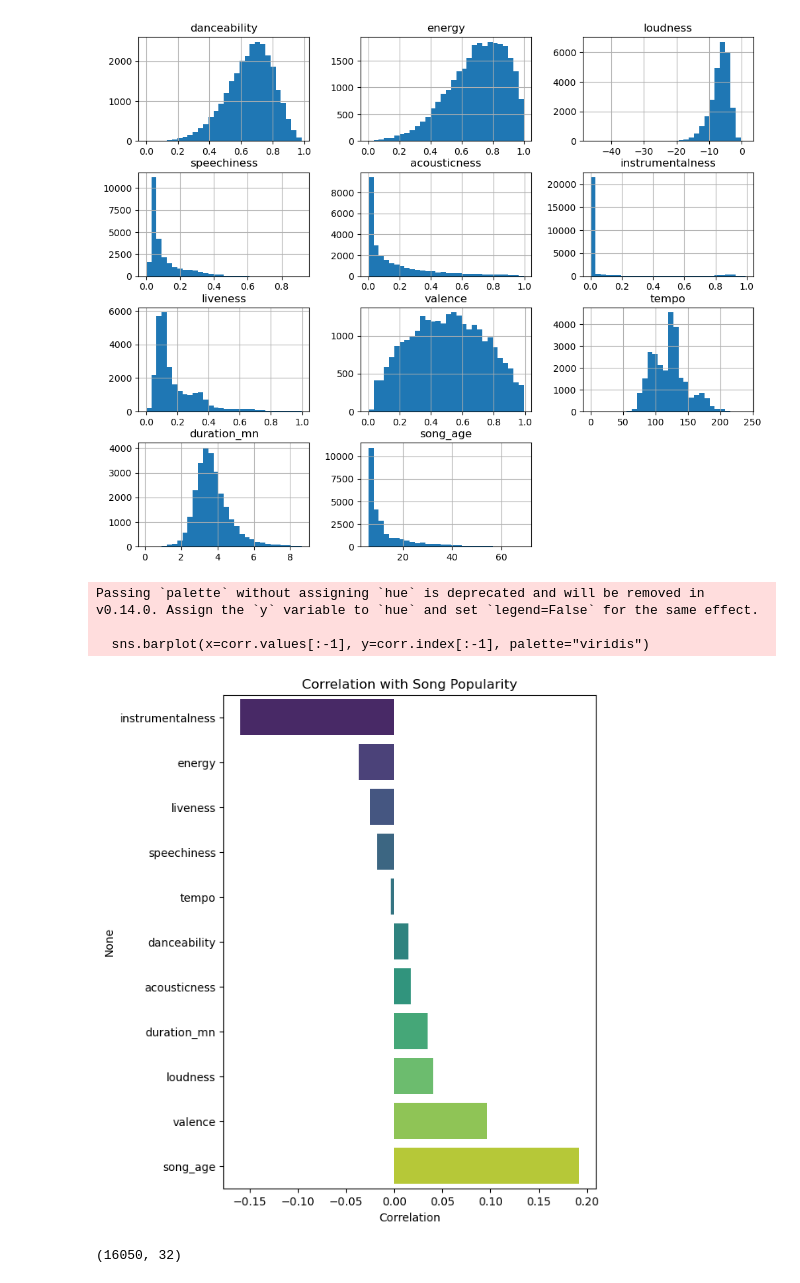
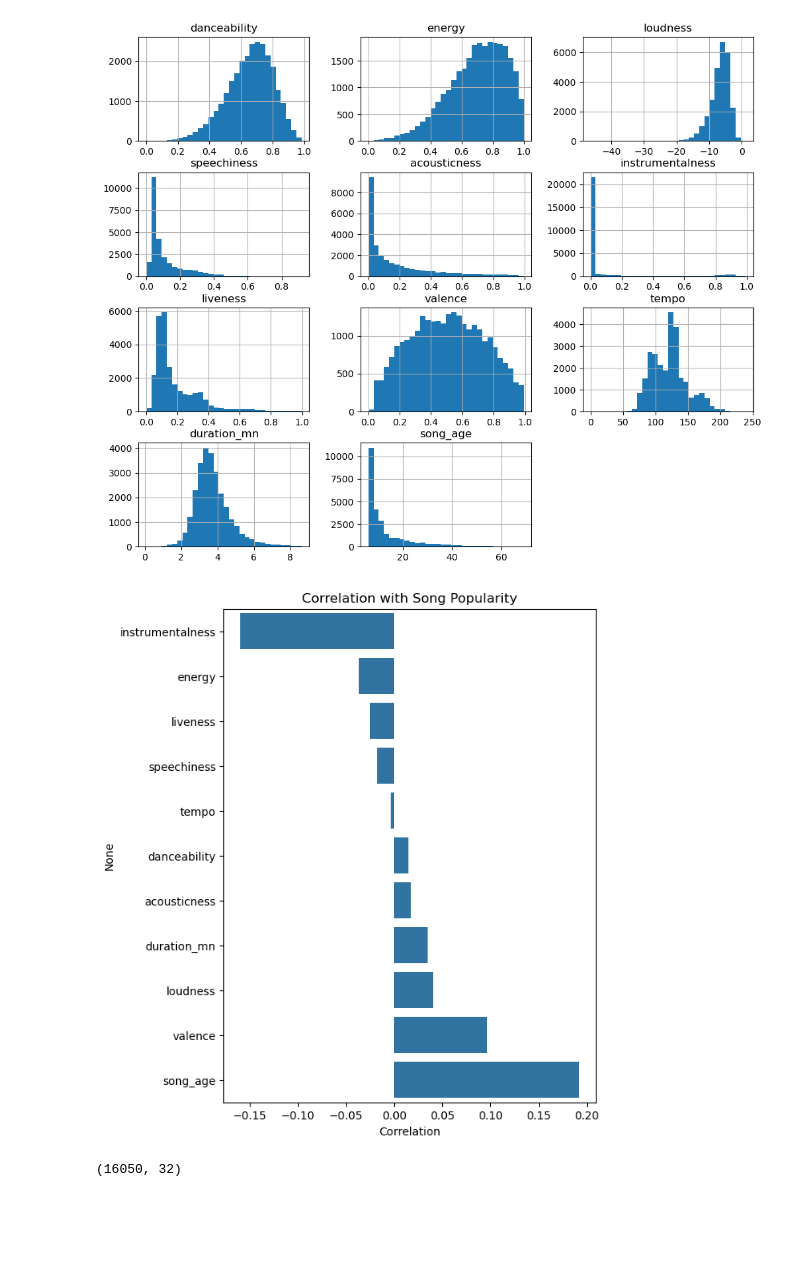
Before and after one commit to cleemmmence/spotify-reco, a Jupyter notebook: notebooks/01_eda.ipynb, the cells around one changed output. Cells and saved outputs as stored; diff of their text form; code cells hidden in the pictures; blank space fills up the shorter version.

```diff
--- a/notebooks/01_eda.ipynb
+++ b/notebooks/01_eda.ipynb
@@ -177,22 +189,19 @@ plt.show()
 # %%
 features = [
     "danceability", "energy", "loudness", "speechiness",
     "acousticness", "instrumentalness", "liveness",
     "valence", "tempo", "duration_mn", "song_age"
 ]
 
 corr = df[features + ["updated_popularity"]].corr()["updated_popularity"].sort_values()
 
 plt.figure(figsize=(6, 8))
-sns.barplot(x=corr.values[:-1], y=corr.index[:-1], palette="viridis")
+sns.barplot(x=corr.values[:-1], y=corr.index[:-1])
 plt.title("Correlation with Song Popularity")
 plt.xlabel("Correlation")
 plt.show()
 # %% [output]
-Passing `palette` without assigning `hue` is deprecated and will be removed in v0.14.0. Assign the `y` variable to `hue` and set `legend=False` for the same effect.
-
-  sns.barplot(x=corr.values[:-1], y=corr.index[:-1], palette="viridis")
-[figure, old version]
+[figure, new version]
 # %%
 df = df[df["updated_popularity"] > 0].copy()
 # %%
```
Also changed, not shown: parts of 1 cell of this notebook, 3 other files.
